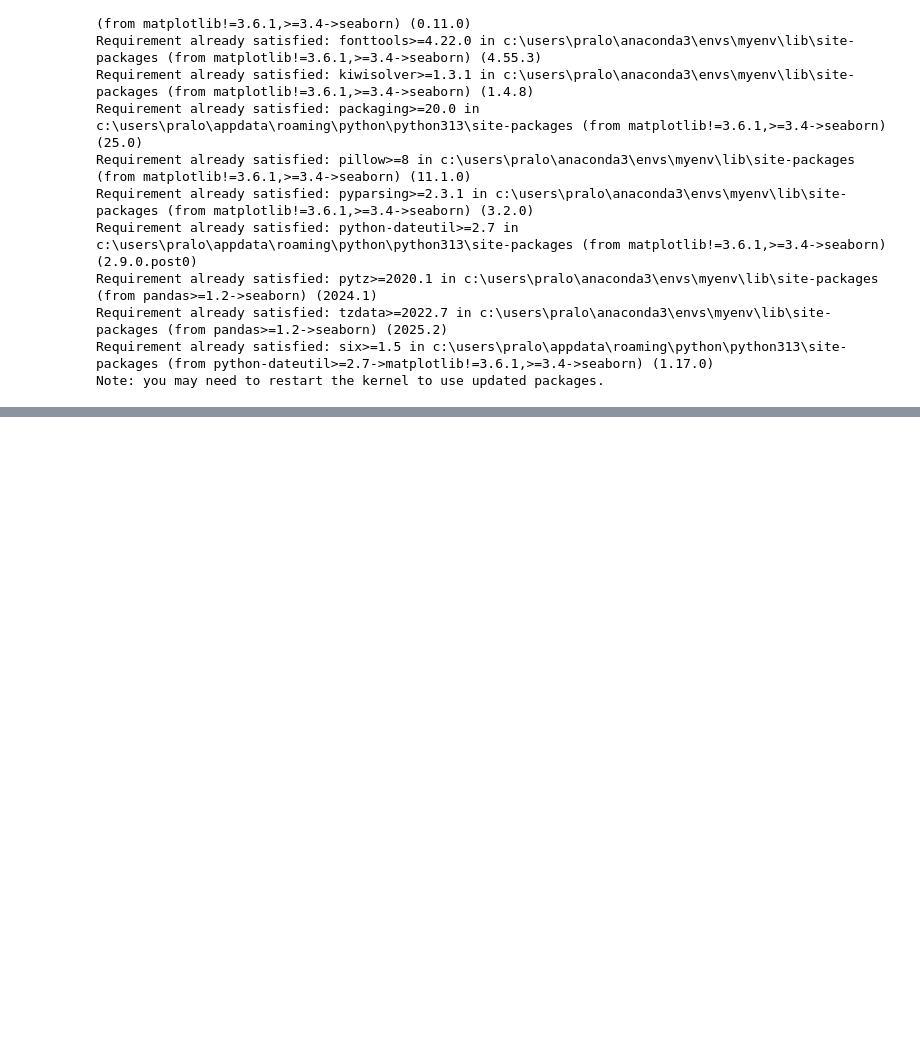
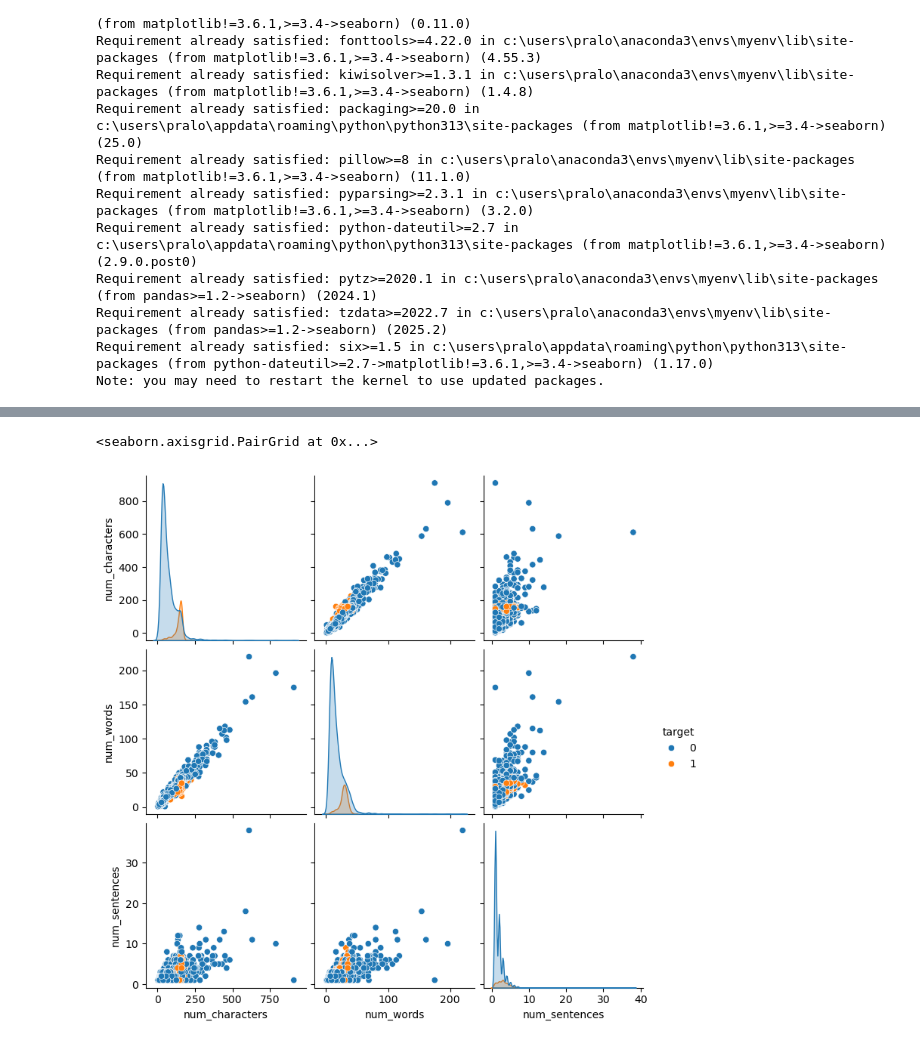
Before and after one commit to pralov-malla/sms-spam-classifier, a Jupyter notebook: sms-spam-detection.ipynb, the cells around one changed output, grey strips where cells are left out. Saved outputs shown, nothing was run; the diff lists cells and outputs as text; code cells hidden in the pictures; blank space fills up the shorter version.

```diff
--- a/sms-spam-detection.ipynb
+++ b/sms-spam-detection.ipynb
@@ -242,0 +249,5 @@ sns.histplot(df[df['target']==1]['num_characters'],color='red')
+# %%
+sns.pairplot(df,hue='target')
+# %% [output]
+<seaborn.axisgrid.PairGrid at 0x...>
+[figure, added]
```
Also changed, not shown: parts of 24 cells of this notebook.
